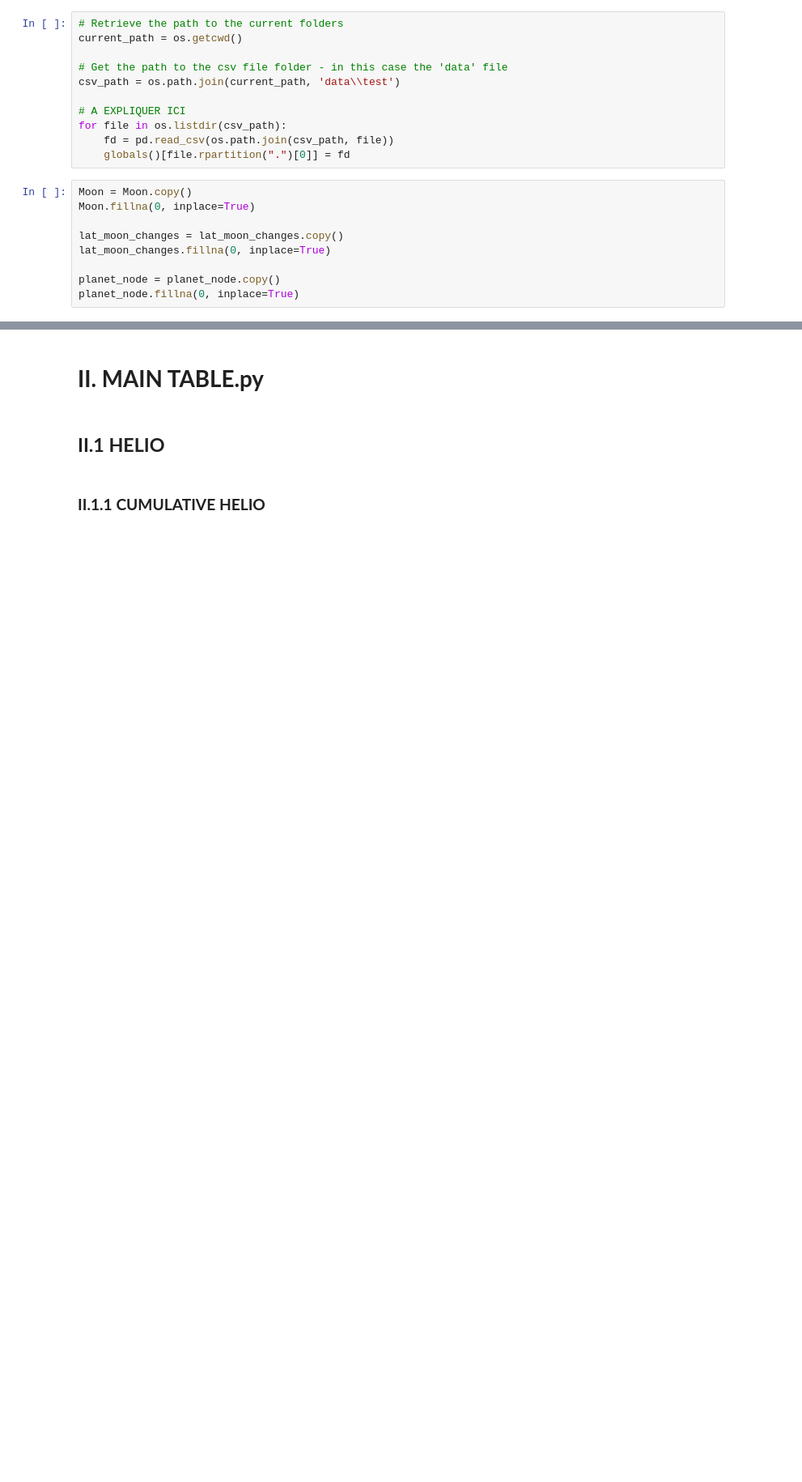
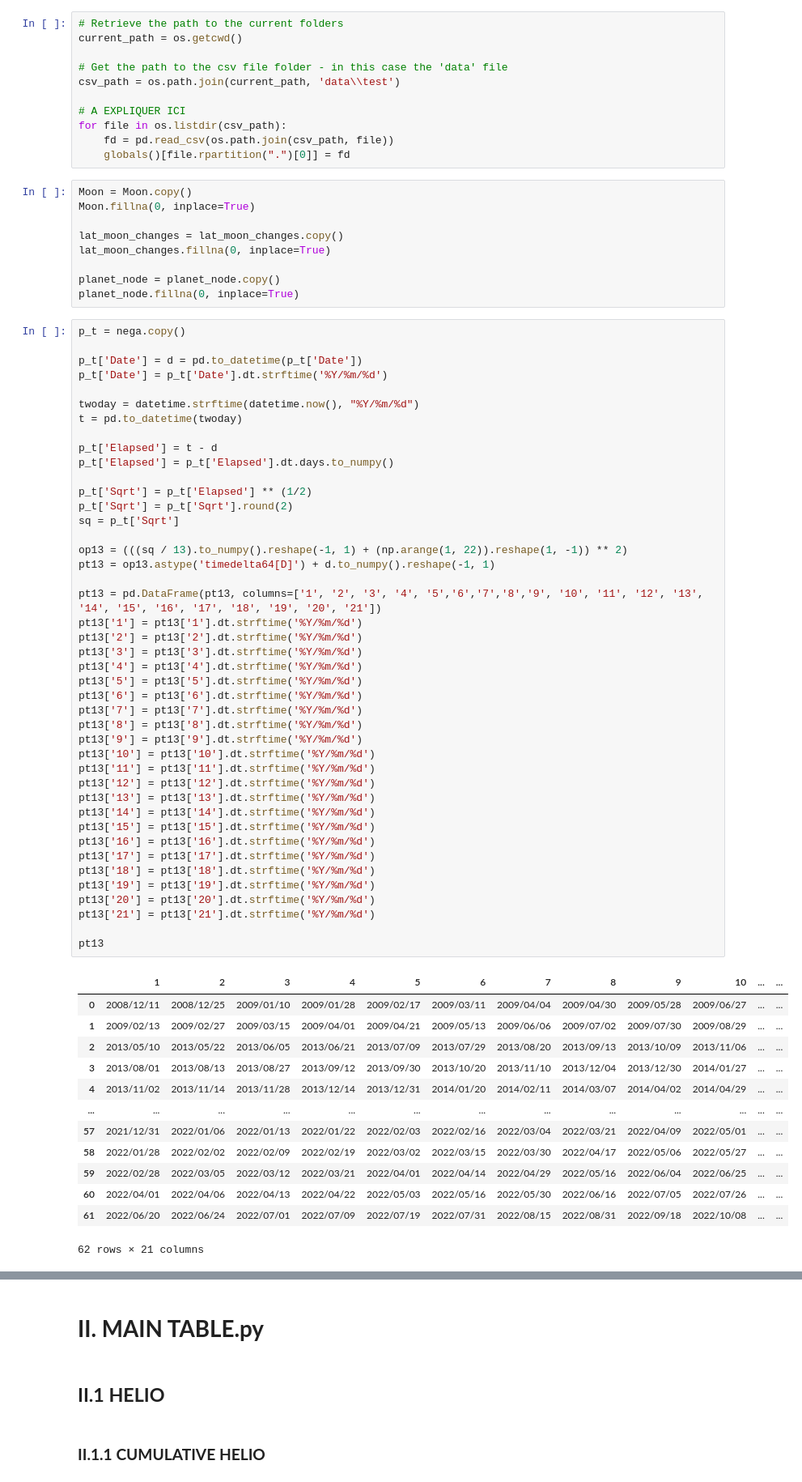
Before and after one commit to amirlehmam/MEMOIREPROPRE, a Jupyter notebook: PIPELINE.ipynb, the cells around one changed output, grey strips where cells are left out. Shown at 81% size. Drawn from its saved outputs; the diff is of its cells as text; blank space fills up the shorter version.

```diff
--- a/PIPELINE.ipynb
+++ b/PIPELINE.ipynb
@@ -37,3 +37,60 @@ lat_moon_changes.fillna(0, inplace=True)
 
 planet_node = planet_node.copy()
 planet_node.fillna(0, inplace=True)
+# %%
+p_t = nega.copy()
+
+p_t['Date'] = d = pd.to_datetime(p_t['Date'])
+p_t['Date'] = p_t['Date'].dt.strftime('%Y/%m/%d')
+
+twoday = datetime.strftime(datetime.now(), "%Y/%m/%d")
+t = pd.to_datetime(twoday)
+
+p_t['Elapsed'] = t - d
+p_t['Elapsed'] = p_t['Elapsed'].dt.days.to_numpy()
+
+p_t['Sqrt'] = p_t['Elapsed'] ** (1/2)
+p_t['Sqrt'] = p_t['Sqrt'].round(2)
+sq = p_t['Sqrt']
+
+op13 = (((sq / 13).to_numpy().reshape(-1, 1) + (np.arange(1, 22)).reshape(1, -1)) ** 2)
+pt13 = op13.astype('timedelta64[D]') + d.to_numpy().reshape(-1, 1)
+
+pt13 = pd.DataFrame(pt13, columns=['1', '2', '3', '4', '5','6','7','8','9', '10', '11', '12', '13', '14', '15', '16', '17', '18', '19', '20', '21'])
+pt13['1'] = pt13['1'].dt.strftime('%Y/%m/%d')
+pt13['2'] = pt13['2'].dt.strftime('%Y/%m/%d')
+pt13['3'] = pt13['3'].dt.strftime('%Y/%m/%d')
+pt13['4'] = pt13['4'].dt.strftime('%Y/%m/%d')
+pt13['5'] = pt13['5'].dt.strftime('%Y/%m/%d')
+pt13['6'] = pt13['6'].dt.strftime('%Y/%m/%d')
+pt13['7'] = pt13['7'].dt.strftime('%Y/%m/%d')
+pt13['8'] = pt13['8'].dt.strftime('%Y/%m/%d')
+pt13['9'] = pt13['9'].dt.strftime('%Y/%m/%d')
+pt13['10'] = pt13['10'].dt.strftime('%Y/%m/%d')
+pt13['11'] = pt13['11'].dt.strftime('%Y/%m/%d')
+pt13['12'] = pt13['12'].dt.strftime('%Y/%m/%d')
+pt13['13'] = pt13['13'].dt.strftime('%Y/%m/%d')
+pt13['14'] = pt13['14'].dt.strftime('%Y/%m/%d')
+pt13['15'] = pt13['15'].dt.strftime('%Y/%m/%d')
+pt13['16'] = pt13['16'].dt.strftime('%Y/%m/%d')
+pt13['17'] = pt13['17'].dt.strftime('%Y/%m/%d')
+pt13['18'] = pt13['18'].dt.strftime('%Y/%m/%d')
+pt13['19'] = pt13['19'].dt.strftime('%Y/%m/%d')
+pt13['20'] = pt13['20'].dt.strftime('%Y/%m/%d')
+pt13['21'] = pt13['21'].dt.strftime('%Y/%m/%d')
+
+pt13
+# %% [output]
+|  | 1 | 2 | 3 | 4 | 5 | 6 | 7 | 8 | 9 | 10 | ... | ... |
+| 0 | 2008/12/11 | 2008/12/25 | 2009/01/10 | 2009/01/28 | 2009/02/17 | 2009/03/11 | 2009/04/04 | 2009/04/30 | 2009/05/28 | 2009/06/27 | ... | ... |
+| 1 | 2009/02/13 | 2009/02/27 | 2009/03/15 | 2009/04/01 | 2009/04/21 | 2009/05/13 | 2009/06/06 | 2009/07/02 | 2009/07/30 | 2009/08/29 | ... | ... |
+| 2 | 2013/05/10 | 2013/05/22 | 2013/06/05 | 2013/06/21 | 2013/07/09 | 2013/07/29 | 2013/08/20 | 2013/09/13 | 2013/10/09 | 2013/11/06 | ... | ... |
+| 3 | 2013/08/01 | 2013/08/13 | 2013/08/27 | 2013/09/12 | 2013/09/30 | 2013/10/20 | 2013/11/10 | 2013/12/04 | 2013/12/30 | 2014/01/27 | ... | ... |
+| 4 | 2013/11/02 | 2013/11/14 | 2013/11/28 | 2013/12/14 | 2013/12/31 | 2014/01/20 | 2014/02/11 | 2014/03/07 | 2014/04/02 | 2014/04/29 | ... | ... |
+| ... | ... | ... | ... | ... | ... | ... | ... | ... | ... | ... | ... | ... |
+| 57 | 2021/12/31 | 2022/01/06 | 2022/01/13 | 2022/01/22 | 2022/02/03 | 2022/02/16 | 2022/03/04 | 2022/03/21 | 2022/04/09 | 2022/05/01 | ... | ... |
+| 58 | 2022/01/28 | 2022/02/02 | 2022/02/09 | 2022/02/19 | 2022/03/02 | 2022/03/15 | 2022/03/30 | 2022/04/17 | 2022/05/06 | 2022/05/27 | ... | ... |
+| 59 | 2022/02/28 | 2022/03/05 | 2022/03/12 | 2022/03/21 | 2022/04/01 | 2022/04/14 | 2022/04/29 | 2022/05/16 | 2022/06/04 | 2022/06/25 | ... | ... |
+| 60 | 2022/04/01 | 2022/04/06 | 2022/04/13 | 2022/04/22 | 2022/05/03 | 2022/05/16 | 2022/05/30 | 2022/06/16 | 2022/07/05 | 2022/07/26 | ... | ... |
+| 61 | 2022/06/20 | 2022/06/24 | 2022/07/01 | 2022/07/09 | 2022/07/19 | 2022/07/31 | 2022/08/15 | 2022/08/31 | 2022/09/18 | 2022/10/08 | ... | ... |
+62 rows × 21 columns
```
Also changed, not shown: parts of 130 cells of this notebook, 1 other file.
